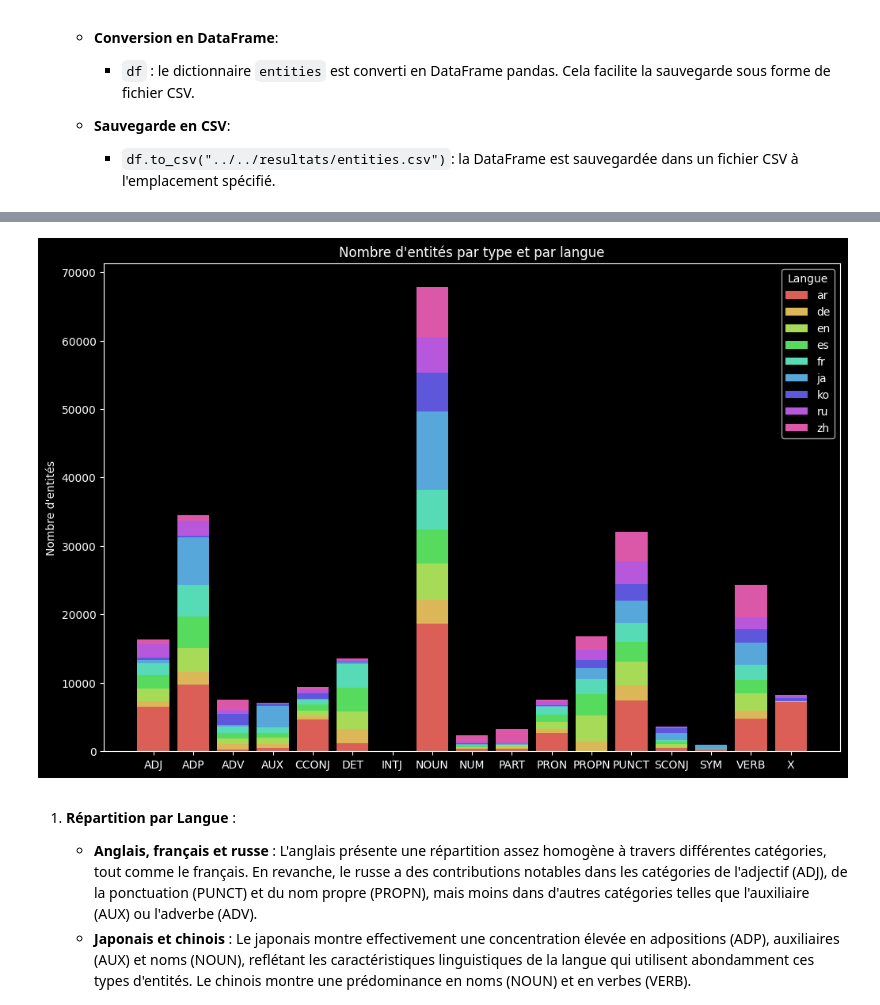
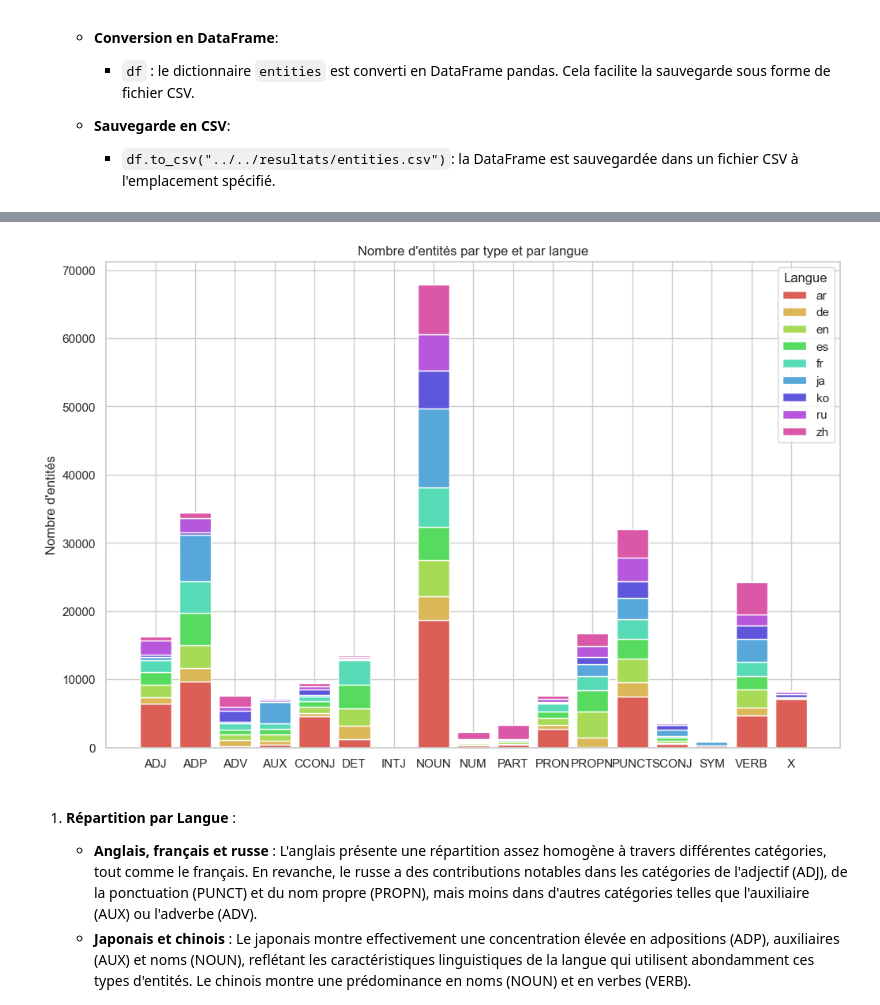
Before and after one commit to PetX33/OutilsTraitementCorpus, a Jupyter notebook: scripts/analyse_morpho/analyse_morpho.ipynb, the cells around one changed output, grey strips where cells are left out. Cells and saved outputs as stored; diff of their text form; code cells hidden in the pictures.

```diff
--- a/scripts/analyse_morpho/analyse_morpho.ipynb
+++ b/scripts/analyse_morpho/analyse_morpho.ipynb
@@ -215,34 +216,35 @@ def plot_entity_distribution(data: dict) -> plt.Figure:
     languages = sorted(languages)
 
     # Création de données pour le tracé
     labels = list(data.keys())
     bottom = [0] * len(labels)
 
     # Utilisation de Seaborn pour obtenir une palette de couleurs HLS
     colors = sns.color_palette("hls", len(languages))
+    sns.set(style="whitegrid")
 
     fig, ax = plt.subplots(figsize=(12, 8))
 
     for idx, lang in enumerate(languages):
         counts = [data[label].get(lang, 0) for label in labels]
         ax.bar(labels, counts, bottom=bottom, color=colors[idx], label=lang)
         bottom = [i + j for i, j in zip(bottom, counts)]
 
     ax.set_ylabel("Nombre d'entités")
     ax.set_title("Nombre d'entités par type et par langue")
     ax.legend(title="Langue")
 
     return fig
 
 
 distribution = plot_entity_distribution(entities)
 
 # Sauvegarde du graphique
 distribution.savefig(
     "../../resultats/entity_distribution.png", facecolor="w", bbox_inches="tight"
 )
 # %% [output]
-[figure, old version]
+[figure, new version]
 # %% [markdown]
 1. **Répartition par Langue** :
    - **Anglais, français et russe** : L'anglais présente une répartition assez homogène à travers différentes catégories, tout comme le français. En revanche, le russe a des contributions notables dans les catégories de l'adjectif (ADJ), de la ponctuation (PUNCT) et du nom propre (PROPN), mais moins dans d'autres catégories telles que l'auxiliaire (AUX) ou l'adverbe (ADV).
```
Also changed, not shown: parts of 4 cells of this notebook.
